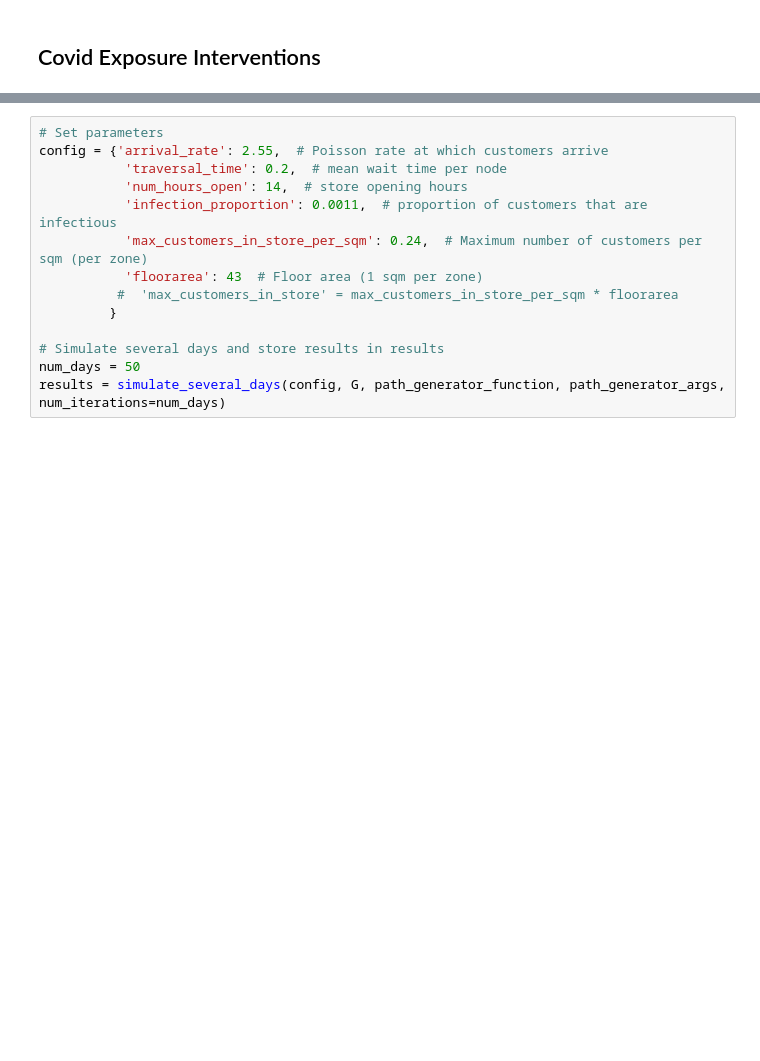
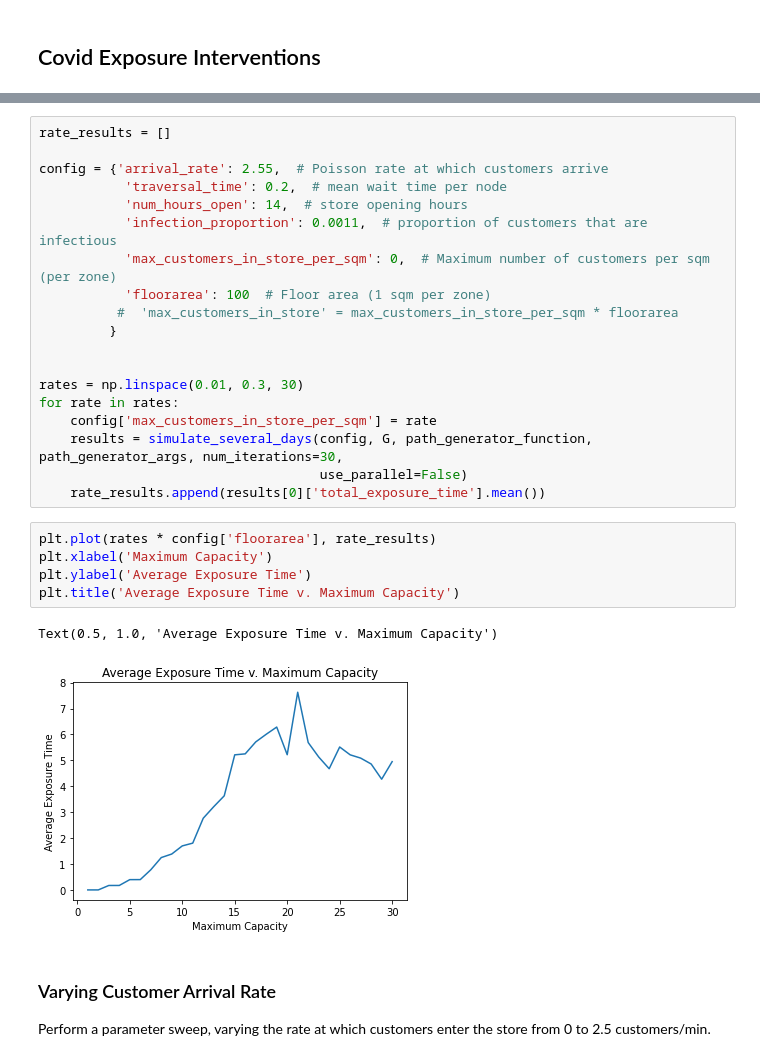
Before and after one commit to RebeccaFlach/covid19-supermarket-abm, a Jupyter notebook: covid19_supermarket_abm/Replication.ipynb, the cells around one changed output, grey strips where cells are left out. Drawn from its saved outputs; the diff is of its cells as text; blank space fills up the shorter version.

```diff
--- a/covid19_supermarket_abm/Replication.ipynb
+++ b/covid19_supermarket_abm/Replication.ipynb
@@ -83,15 +102,32 @@ Limit store capacity to 10 customers
 # %%
-# Set parameters
+rate_results = []
+
 config = {'arrival_rate': 2.55,  # Poisson rate at which customers arrive
            'traversal_time': 0.2,  # mean wait time per node
            'num_hours_open': 14,  # store opening hours
            'infection_proportion': 0.0011,  # proportion of customers that are infectious
-           'max_customers_in_store_per_sqm': 0.24,  # Maximum number of customers per sqm (per zone)
-           'floorarea': 43  # Floor area (1 sqm per zone)
+           'max_customers_in_store_per_sqm': 0,  # Maximum number of customers per sqm (per zone)
+           'floorarea': 100  # Floor area (1 sqm per zone)
           #  'max_customers_in_store' = max_customers_in_store_per_sqm * floorarea
          }
 
-# Simulate several days and store results in results
-num_days = 50
-results = simulate_several_days(config, G, path_generator_function, path_generator_args, num_iterations=num_days)
+
+rates = np.linspace(0.01, 0.3, 30)
+for rate in rates:
+    config['max_customers_in_store_per_sqm'] = rate
+    results = simulate_several_days(config, G, path_generator_function, path_generator_args, num_iterations=30,
+                                    use_parallel=False)
+    rate_results.append(results[0]['total_exposure_time'].mean())
+# %%
+plt.plot(rates * config['floorarea'], rate_results)
+plt.xlabel('Maximum Capacity')
+plt.ylabel('Average Exposure Time')
+plt.title('Average Exposure Time v. Maximum Capacity')
+# %% [output]
+Text(0.5, 1.0, 'Average Exposure Time v. Maximum Capacity')
+[figure, added]
+# %% [markdown]
+### Varying Customer Arrival Rate
+
+Perform a parameter sweep, varying the rate at which customers enter the store from 0 to 2.5 customers/min.
 # %%
```
Also changed, not shown: parts of 11 cells of this notebook, 4 other files.
